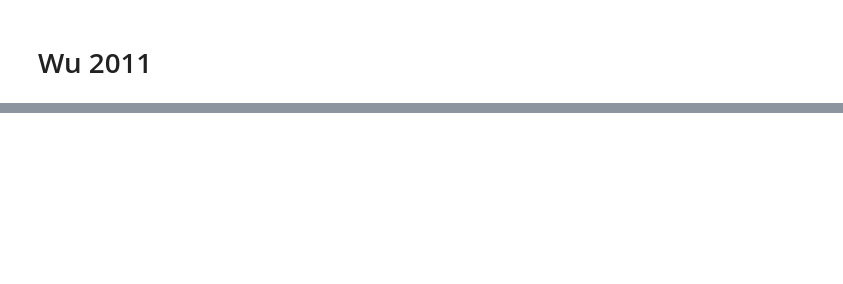
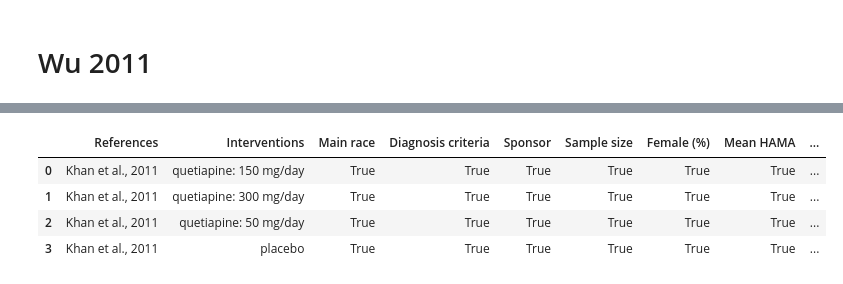
Before and after one commit to brandonorodriguez/Leveraging-GPT-4o-for-Structured-Data-Extraction-in-Clinical-Trials, a Jupyter notebook: Test_Data_Extration.ipynb, the cells around one changed output, grey strips where cells are left out. Saved outputs shown, nothing was run; the diff lists cells and outputs as text; code cells hidden in the pictures; blank space fills up the shorter version.

Commit message:
Finished testinggit commit -m

```diff
--- a/Test_Data_Extration.ipynb
+++ b/Test_Data_Extration.ipynb
@@ -958,0 +1288,10 @@ structured_data_wu_2011 = query_gpt4_full(wu_2011_text, wu_2011_tables, "../Desk
+# %%
+file_path = "../Desktop/Testing/khan2011.pdf"
+
+# Extract content from PDF
+khan_2011_text, khan_2011_tables = extract_pdf_content(file_path)
+
+# Query GPT-4
+structured_data_khan_2011 = query_gpt4_full(khan_2011_text, khan_2011_tables, "../Desktop/Testing/khan2011.pdf")
+# %%
+khan_2011_df = json_parsing(structured_data_khan_2011)
@@ -958,0 +1314,14 @@ structured_data_wu_2011 = query_gpt4_full(wu_2011_text, wu_2011_tables, "../Desk
+# %%
+khan_2011_df = rename_columns(khan_2011_df)
+khan_2011_df = preprocess_interventions_and_diag(khan_2011_df)
+khan_2011_df = preprocess_numerical_columns(khan_2011_df, numerical_cols)
+# %%
+khan2011_results = testing(df_truth, khan_2011_df)
+# %%
+khan2011_results
+# %% [output]
+|  | References | Interventions | Main race | Diagnosis criteria | Sponsor | Sample size | Female (%) | Mean HAMA | ... |
+| 0 | Khan et al., 2011 | quetiapine: 150 mg/day | True | True | True | True | True | True | ... |
+| 1 | Khan et al., 2011 | quetiapine: 300 mg/day | True | True | True | True | True | True | ... |
+| 2 | Khan et al., 2011 | quetiapine: 50 mg/day | True | True | True | True | True | True | ... |
+| 3 | Khan et al., 2011 | placebo | True | True | True | True | True | True | ... |
```
Also changed, not shown: parts of 95 cells of this notebook, 18 other files.
